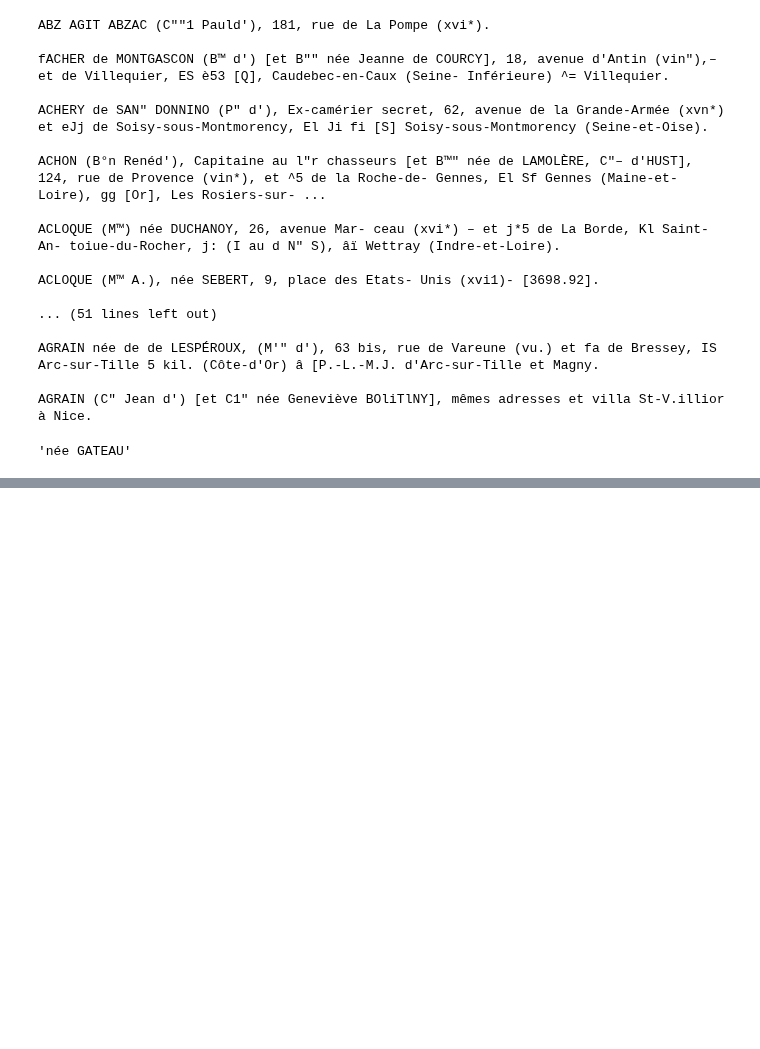
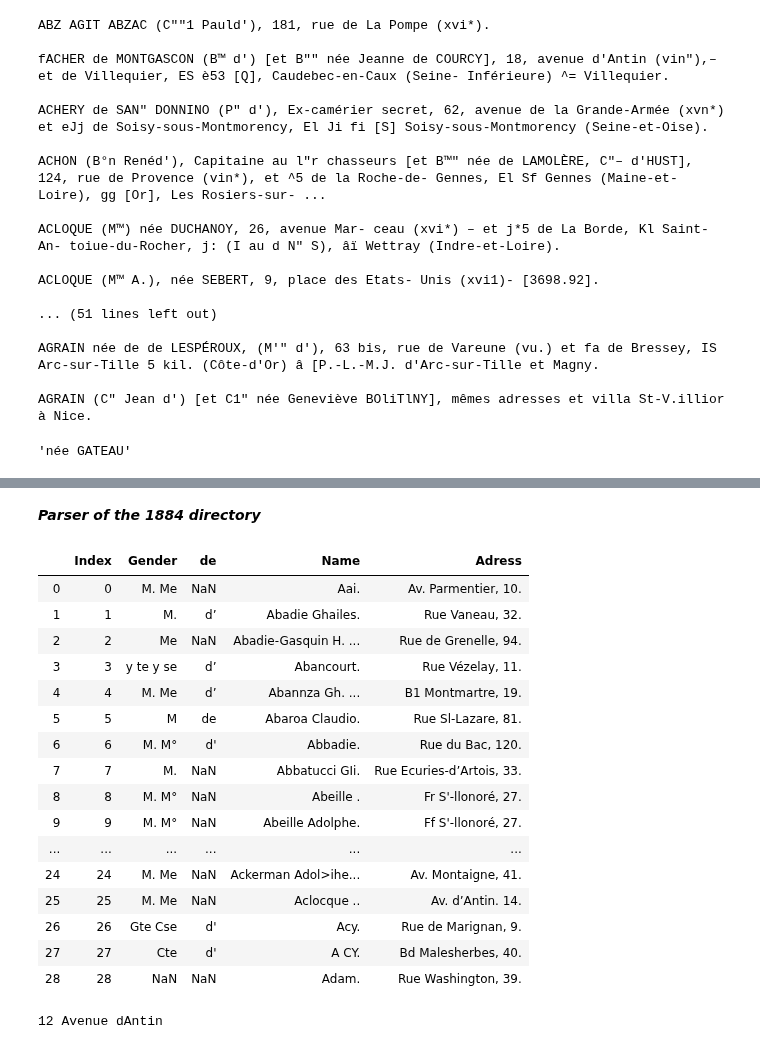
Before and after one commit to AndreaScalisi/FDH, a Jupyter notebook: parser_andrea.ipynb, the cells around one changed output, grey strips where cells are left out. Saved outputs shown, nothing was run; the diff lists cells and outputs as text; code cells hidden in the pictures; blank space fills up the shorter version.

Commit message:
Load the 1st page and harmonize the adresses

```diff
--- a/parser_andrea.ipynb
+++ b/parser_andrea.ipynb
@@ -76,0 +100,33 @@ nom_jeune_fille("Arnaud CHAZEAU née GATeAU")
+# %% [markdown]
+***Parser of the 1884 directory***
+# %%
+pd_1884 = pd.read_excel('beau_monde_1884_tables.xlsx', header = None)
+'''
+pd_1884.rename(columns={'0':'Gender',
+                        '1':'de',
+                        '2':'Name',
+                        '3':'Adress'},
+                 inplace=True)
+'''
+pd_1884.reset_index(inplace = True)
+pd_1884.columns = ["Index", "Gender", "de", "Name", "Adress"]
+# %%
+pd_1884
+# %% [output]
+|  | Index | Gender | de | Name | Adress |
+| 0 | 0 | M. Me | NaN | Aai. | Av. Parmentier, 10. |
+| 1 | 1 | M. | d’ | Abadie Ghailes. | Rue Vaneau, 32. |
+| 2 | 2 | Me | NaN | Abadie-Gasquin H. ... | Rue de Grenelle, 94. |
+| 3 | 3 | y te y se | d’ | Abancourt. | Rue Vézelay, 11. |
+| 4 | 4 | M. Me | d’ | Abannza Gh. ... | B1 Montmartre, 19. |
+| 5 | 5 | M | de | Abaroa Claudio. | Rue Sl-Lazare, 81. |
+| 6 | 6 | M. M° | d' | Abbadie. | Rue du Bac, 120. |
+| 7 | 7 | M. | NaN | Abbatucci GIi. | Rue Ecuries-d’Artois, 33. |
+| 8 | 8 | M. M° | NaN | Abeille . | Fr S'-llonoré, 27. |
+| 9 | 9 | M. M° | NaN | Abeille Adolphe. | Ff S'-llonoré, 27. |
+| ... | ... | ... | ... | ... | ... |
+| 24 | 24 | M. Me | NaN | Ackerman Adol>ihe... | Av. Montaigne, 41. |
+| 25 | 25 | M. Me | NaN | Aclocque .. | Av. d’Antin. 14. |
+| 26 | 26 | Gte Cse | d' | Acy. | Rue de Marignan, 9. |
+| 27 | 27 | Cte | d' | A CY. | Bd Malesherbes, 40. |
+| 28 | 28 | NaN | NaN | Adam. | Rue Washington, 39. |
@@ -76,0 +140,15 @@ nom_jeune_fille("Arnaud CHAZEAU née GATeAU")
+# %%
+adress_corr = {"av":"Avenue", "rue":"Rue", "bd":"Boulevard"}
+def harmo_adress(adress):
+    words = remove_punct(adress).split(" ")
+    for i in range(len(words)):
+        if words[i].lower() in adress_corr:
+            words[i] = adress_corr[words[i].lower()]
+
+    new_adress = " ".join(words)
+    return new_adress
+
+test_adr = "12 Av. d'Antin"
+print(harmo_adress(test_adr))
+# %% [output]
+12 Avenue dAntin
```
Also changed, not shown: parts of 10 cells of this notebook.
